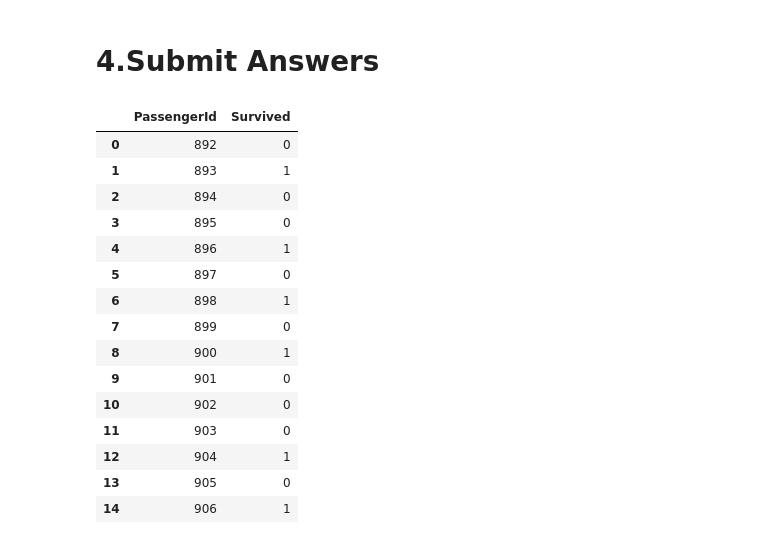
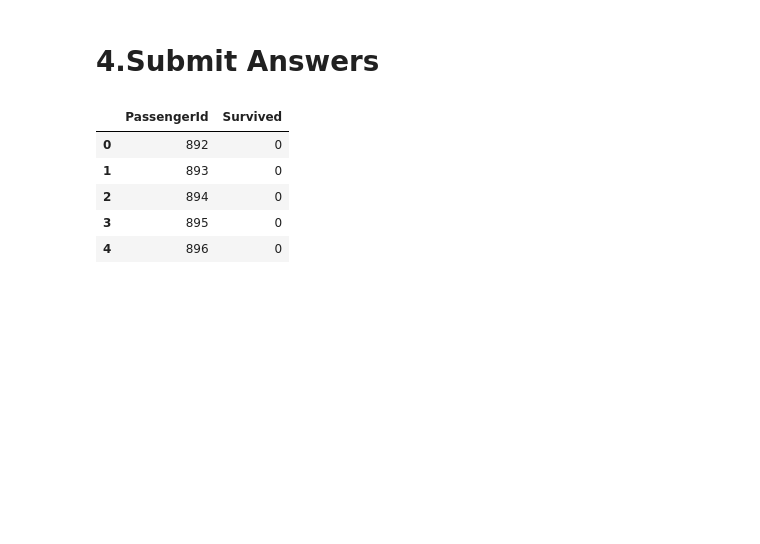
Before and after one commit to Sadeqsoli/ClassicTitanic, a Jupyter notebook: classic-titanic.ipynb, the cells around one changed output. Drawn from its saved outputs; the diff is of its cells as text; code cells hidden in the pictures; blank space fills up the shorter version.

Commit message:
Kaggle Notebook | Classic_Titanic | Version 15

```diff
--- a/classic-titanic.ipynb
+++ b/classic-titanic.ipynb
@@ -707,12 +718,12 @@ sns.heatmap(numeric_columns.corr(),linewidths=0.1,vmax=1.0,
 # %%
-from sklearn.linear_model import LogisticRegression
+# from sklearn.linear_model import LogisticRegression
 
-#adding Logistic regeression model
-logmodel = LogisticRegression(max_iter=10000)
+# #adding Logistic regeression model
+# logmodel = LogisticRegression(max_iter=10000)
 
-#training model with the train data
-logmodel.fit(newTrain, survived_train)
+# #training model with the train data
+# logmodel.fit(newTrain, survived_train)
 
-#Try to get the pridiction with data
-predictions = logmodel.predict(newTest)
-predictions
+# #Try to get the pridiction with data
+# predictions = logmodel.predict(newTest)
+# predictions
@@ -738,0 +740,7 @@ array([0, 1, 0, 0, 1, 0, 1, 0, 1, 0, 0, 0, 1, 0, 1, 1, 0, 0, 1, 1, 0, 0,
+# %%
+# Support Vector Machines
+svc = SVC()
+svc.fit(newTrain, survived_train)
+predictions = svc.predict(newTest)
+acc_svc = round(svc.score(newTrain, survived_train) * 100, 2)
+acc_svc
@@ -774,26 +784,16 @@ array([0, 1, 0, 0, 1, 0, 1, 0, 1, 0, 0, 0, 1, 0, 1, 1, 0, 0, 1, 1, 0, 0,
 # %%
 df_predictions = pd.DataFrame()
 df_predictions['PassengerId'] = pd.Series(testPassengerIds.T.values)
 df_predictions['Survived'] = pd.Series(predictions)
-df_predictions.to_csv("9th_ClassicTitanic_Attempt.csv", sep=',', index=False)
-df_predictions.head(15)
+df_predictions.to_csv("11th_ClassicTitanic_Attempt.csv", sep=',', index=False)
+df_predictions.head(5)
 # %% [output]
 |  | PassengerId | Survived |
 | 0 | 892 | 0 |
-| 1 | 893 | 1 |
+| 1 | 893 | 0 |
 | 2 | 894 | 0 |
 | 3 | 895 | 0 |
-| 4 | 896 | 1 |
-| 5 | 897 | 0 |
-| 6 | 898 | 1 |
-| 7 | 899 | 0 |
-| 8 | 900 | 1 |
-| 9 | 901 | 0 |
-| 10 | 902 | 0 |
-| 11 | 903 | 0 |
-| 12 | 904 | 1 |
-| 13 | 905 | 0 |
-| 14 | 906 | 1 |
+| 4 | 896 | 0 |
 # %%
 # import pandas as pd
 # import numpy as np
```
Also changed, not shown: parts of 7 cells of this notebook.
